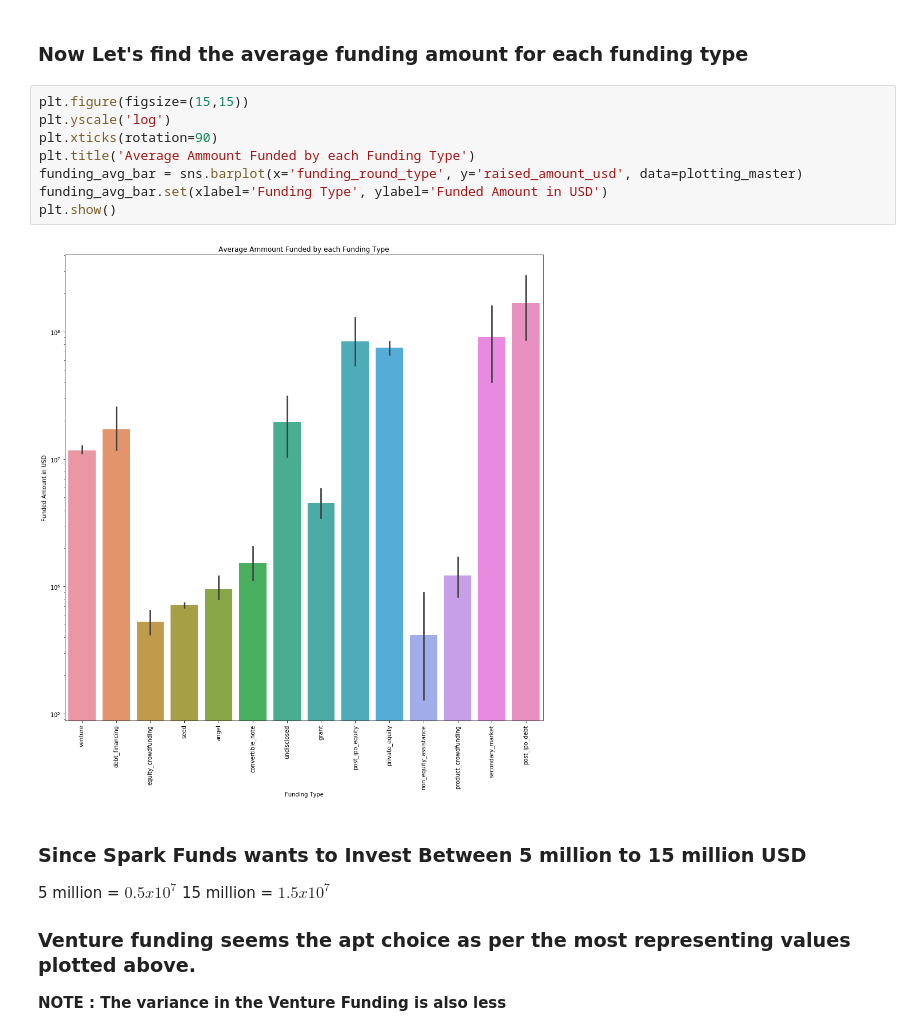
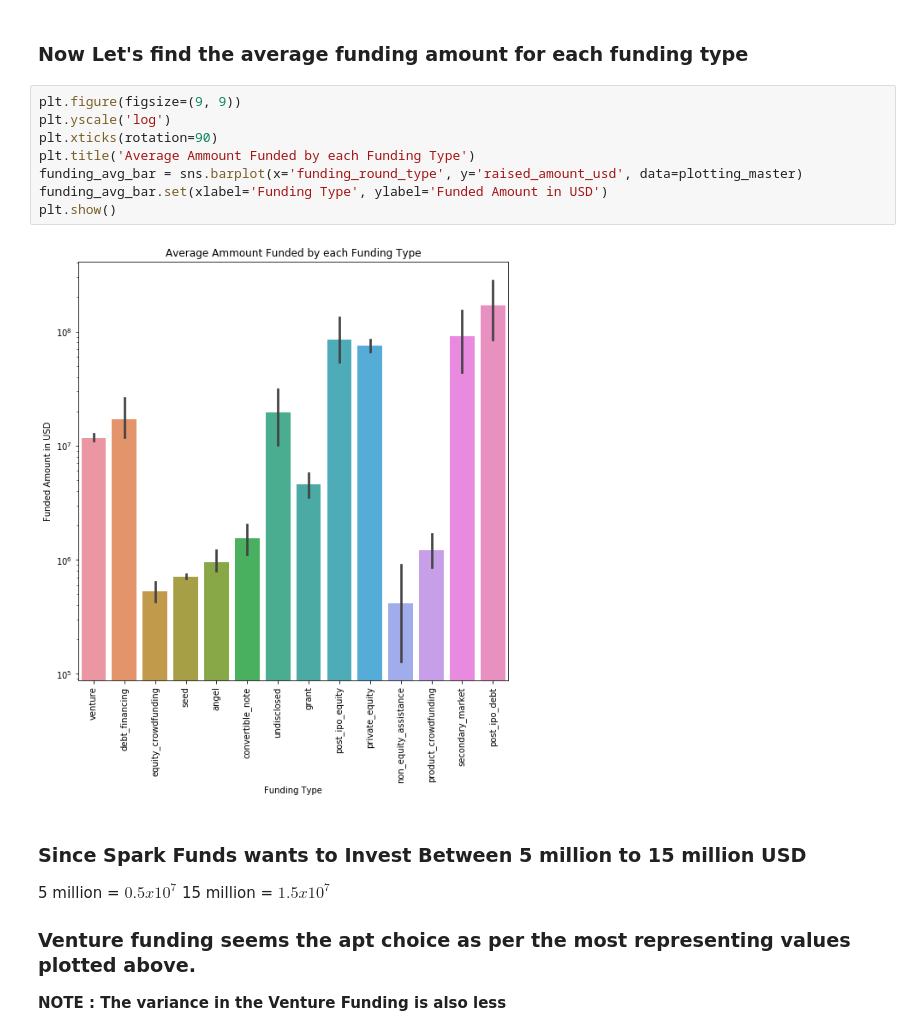
Before and after one commit to vivekav-96/UpGrad-PGDML, a Jupyter notebook: InvestmentAssignment/investment_assignement.ipynb, the cells around one changed output. Drawn from its saved outputs; the diff is of its cells as text.

Commit message:
Decreased size of graphs. Completed the Presentation.

```diff
--- a/InvestmentAssignment/investment_assignement.ipynb
+++ b/InvestmentAssignment/investment_assignement.ipynb
@@ -478,15 +478,15 @@ plt.show()
 # %% [markdown]
 ### Now Let's find the average funding amount for each funding type
 # %%
-plt.figure(figsize=(15,15))
+plt.figure(figsize=(9, 9))
 plt.yscale('log')
 plt.xticks(rotation=90)
 plt.title('Average Ammount Funded by each Funding Type')
 funding_avg_bar = sns.barplot(x='funding_round_type', y='raised_amount_usd', data=plotting_master)
 funding_avg_bar.set(xlabel='Funding Type', ylabel='Funded Amount in USD')
 plt.show()
 # %% [output]
-[figure, old version]
+[figure, new version]
 # %% [markdown]
 ### Since Spark Funds wants to Invest Between 5 million to 15 million USD
 
```
Also changed, not shown: parts of 2 cells of this notebook, 2 other files.
